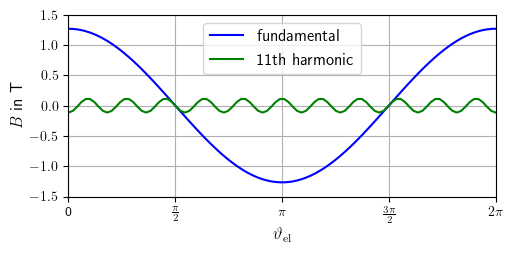
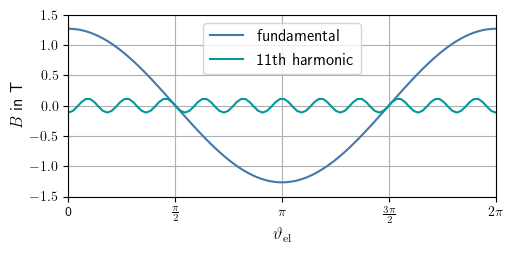
Code edit (unified diff) that turned the first committed figure into the second:
--- before
+++ after
@@ -11,5 +11,16 @@
 
 fig, axs = plt.subplots(1, 1, figsize=(14 * cm, 6 * cm))
-axs.plot(rho_p, hat_B_1, "b", rho_p, hat_B_11, "g")
+axs.plot(
+    rho_p, 
+    hat_B_1, 
+    color=(68 / 255, 119 / 255, 170 / 255), 
+    label="fundamental"
+)
+axs.plot(
+    rho_p, 
+    hat_B_11, 
+    color=(0 / 255, 153 / 255, 156 / 255), 
+    label="11th harmonic"
+)
 axs.set_xlim(0, 2 * np.pi)
 axs.set_ylim(-1.5, 1.5)
@@ -21,3 +32,3 @@
 axs.set_ylabel("$B$ in T", fontsize=12)
 axs.grid(True)
-axs.legend(["fundamental", "11th harmonic"], loc="upper center", fontsize=12)
+axs.legend(loc="upper center", fontsize=12)

Commit: updated exercise colors